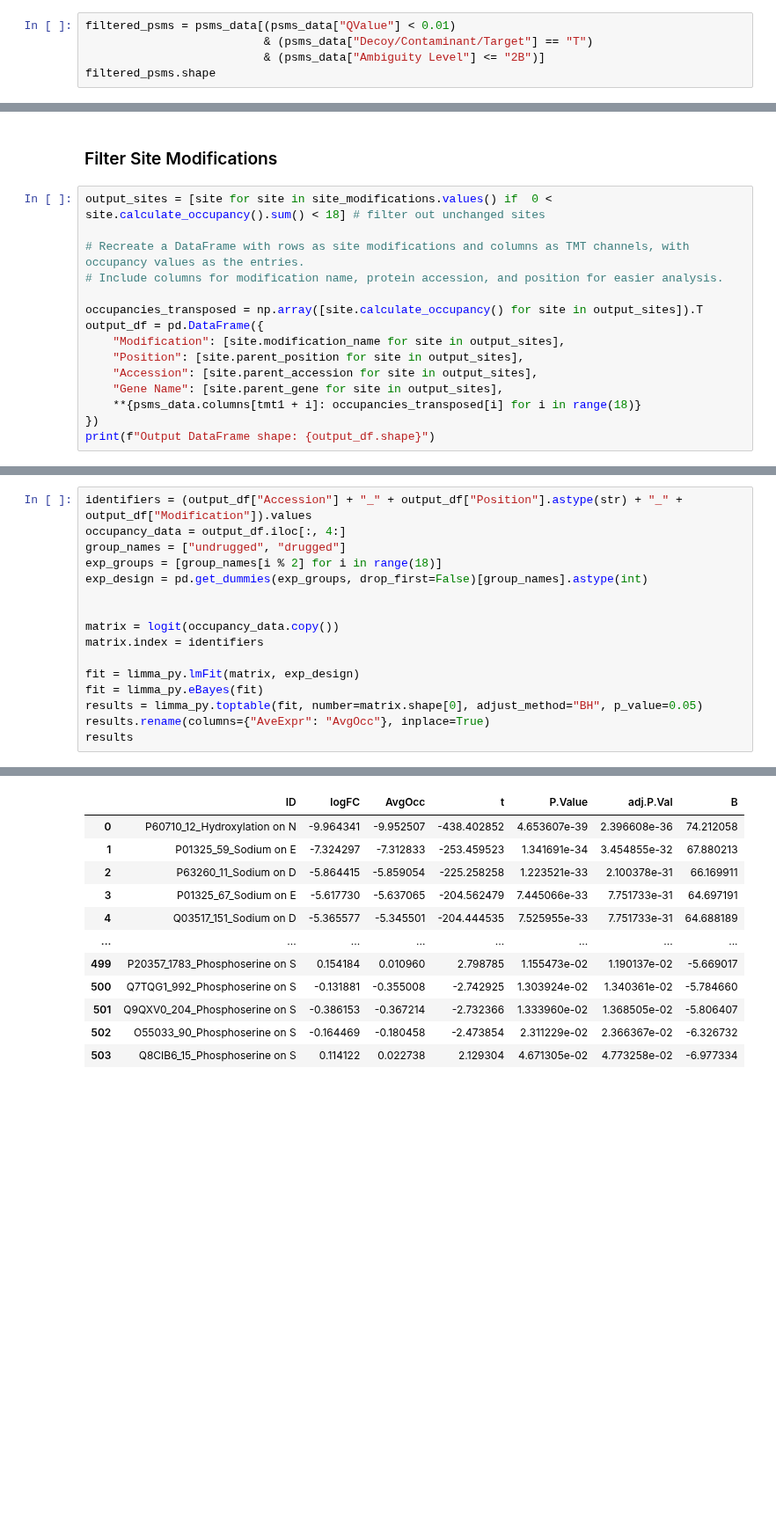
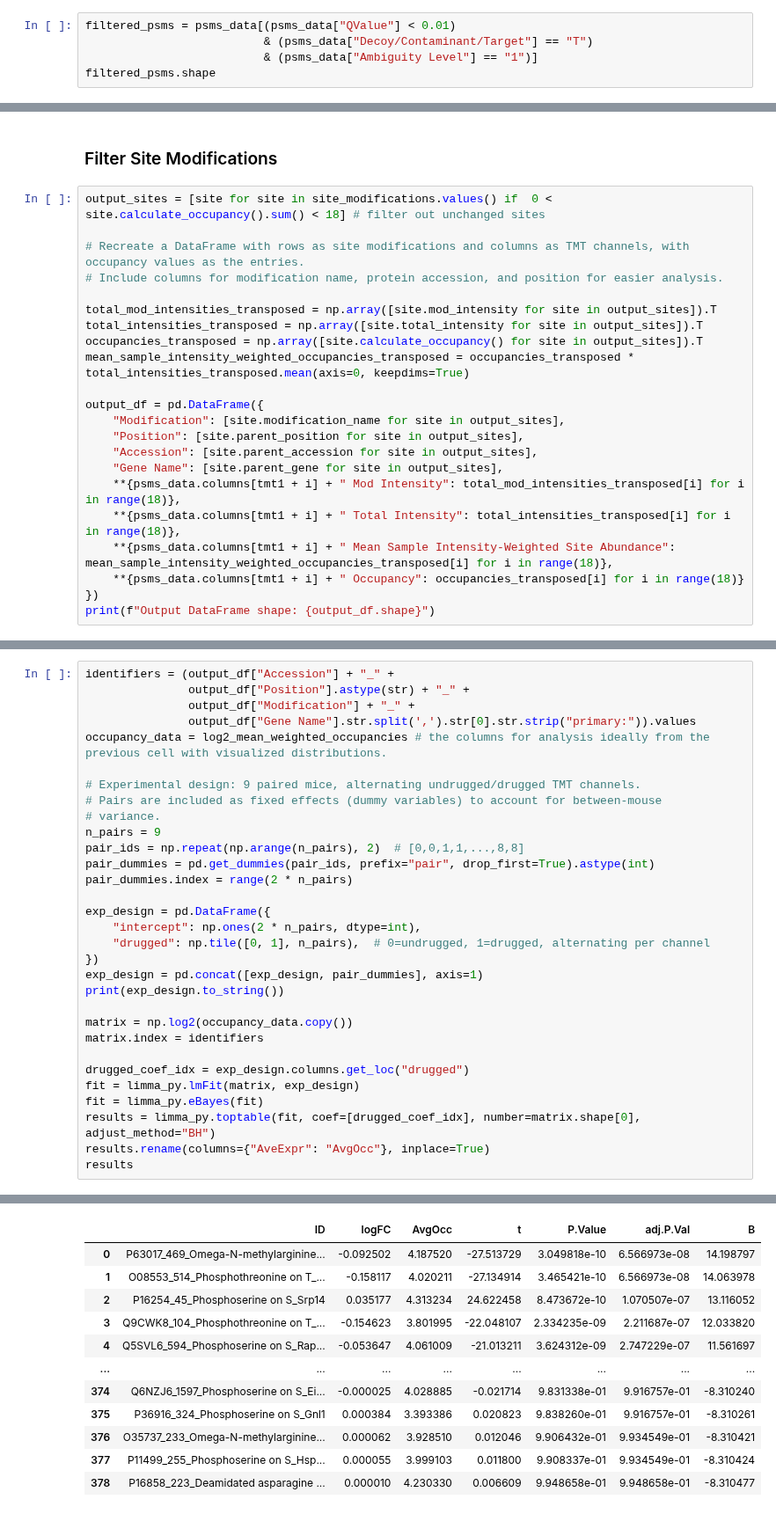
Before and after one commit to pcruzparri/Misc, a Jupyter notebook: jupyter_notebooks/Proteomics/psmsToOccupancies.ipynb, the cells around one changed output, grey strips where cells are left out. Shown at 88% size. Drawn from its saved outputs; the diff is of its cells as text; blank space fills up the shorter version.

```diff
--- a/jupyter_notebooks/Proteomics/psmsToOccupancies.ipynb
+++ b/jupyter_notebooks/Proteomics/psmsToOccupancies.ipynb
@@ -159,6 +168,6 @@ psms_data.head()
 # %%
 filtered_psms = psms_data[(psms_data["QValue"] < 0.01)
                           & (psms_data["Decoy/Contaminant/Target"] == "T")
-                          & (psms_data["Ambiguity Level"] <= "2B")]
+                          & (psms_data["Ambiguity Level"] == "1")]
 filtered_psms.shape
 # %% [output]
@@ -455,13 +464,20 @@ output_sites = [site for site in site_modifications.values() if  0 < site.calcul
 # Recreate a DataFrame with rows as site modifications and columns as TMT channels, with occupancy values as the entries.
 # Include columns for modification name, protein accession, and position for easier analysis.
 
+total_mod_intensities_transposed = np.array([site.mod_intensity for site in output_sites]).T
+total_intensities_transposed = np.array([site.total_intensity for site in output_sites]).T
 occupancies_transposed = np.array([site.calculate_occupancy() for site in output_sites]).T
+mean_sample_intensity_weighted_occupancies_transposed = occupancies_transposed * total_intensities_transposed.mean(axis=0, keepdims=True)
+
 output_df = pd.DataFrame({
     "Modification": [site.modification_name for site in output_sites],
     "Position": [site.parent_position for site in output_sites],
     "Accession": [site.parent_accession for site in output_sites],
     "Gene Name": [site.parent_gene for site in output_sites],
-    **{psms_data.columns[tmt1 + i]: occupancies_transposed[i] for i in range(18)}
+    **{psms_data.columns[tmt1 + i] + " Mod Intensity": total_mod_intensities_transposed[i] for i in range(18)},
+    **{psms_data.columns[tmt1 + i] + " Total Intensity": total_intensities_transposed[i] for i in range(18)},
+    **{psms_data.columns[tmt1 + i] + " Mean Sample Intensity-Weighted Site Abundance": mean_sample_intensity_weighted_occupancies_transposed[i] for i in range(18)},
+    **{psms_data.columns[tmt1 + i] + " Occupancy": occupancies_transposed[i] for i in range(18)}
 })
 print(f"Output DataFrame shape: {output_df.shape}")
 # %% [output]
@@ -471,17 +546,32 @@ import limma_py
 # %%
-identifiers = (output_df["Accession"] + "_" + output_df["Position"].astype(str) + "_" + output_df["Modification"]).values
-occupancy_data = output_df.iloc[:, 4:]
-group_names = ["undrugged", "drugged"]
-exp_groups = [group_names[i % 2] for i in range(18)]
-exp_design = pd.get_dummies(exp_groups, drop_first=False)[group_names].astype(int)
+identifiers = (output_df["Accession"] + "_" +
+               output_df["Position"].astype(str) + "_" +
+               output_df["Modification"] + "_" +
+               output_df["Gene Name"].str.split(',').str[0].str.strip("primary:")).values
+occupancy_data = log2_mean_weighted_occupancies # the columns for analysis ideally from the previous cell with visualized distributions.
 
+# Experimental design: 9 paired mice, alternating undrugged/drugged TMT channels.
+# Pairs are included as fixed effects (dummy variables) to account for between-mouse
+# variance.
+n_pairs = 9
+pair_ids = np.repeat(np.arange(n_pairs), 2)  # [0,0,1,1,...,8,8]
+pair_dummies = pd.get_dummies(pair_ids, prefix="pair", drop_first=True).astype(int)
+pair_dummies.index = range(2 * n_pairs)
 
-matrix = logit(occupancy_data.copy())
+exp_design = pd.DataFrame({
+    "intercept": np.ones(2 * n_pairs, dtype=int),
+    "drugged": np.tile([0, 1], n_pairs),  # 0=undrugged, 1=drugged, alternating per channel
+})
+exp_design = pd.concat([exp_design, pair_dummies], axis=1)
+print(exp_design.to_string())
+
+matrix = np.log2(occupancy_data.copy())
 matrix.index = identifiers
 
+drugged_coef_idx = exp_design.columns.get_loc("drugged")
 fit = limma_py.lmFit(matrix, exp_design)
 fit = limma_py.eBayes(fit)
-results = limma_py.toptable(fit, number=matrix.shape[0], adjust_method="BH", p_value=0.05)
+results = limma_py.toptable(fit, coef=[drugged_coef_idx], number=matrix.shape[0], adjust_method="BH")
 results.rename(columns={"AveExpr": "AvgOcc"}, inplace=True)
 results
 # %% [output]
@@ -488,12 +597,12 @@ results
 |  | ID | logFC | AvgOcc | t | P.Value | adj.P.Val | B |
-| 0 | P60710_12_Hydroxylation on N | -9.964341 | -9.952507 | -438.402852 | 4.653607e-39 | 2.396608e-36 | 74.212058 |
-| 1 | P01325_59_Sodium on E | -7.324297 | -7.312833 | -253.459523 | 1.341691e-34 | 3.454855e-32 | 67.880213 |
-| 2 | P63260_11_Sodium on D | -5.864415 | -5.859054 | -225.258258 | 1.223521e-33 | 2.100378e-31 | 66.169911 |
-| 3 | P01325_67_Sodium on E | -5.617730 | -5.637065 | -204.562479 | 7.445066e-33 | 7.751733e-31 | 64.697191 |
-| 4 | Q03517_151_Sodium on D | -5.365577 | -5.345501 | -204.444535 | 7.525955e-33 | 7.751733e-31 | 64.688189 |
+| 0 | P63017_469_Omega-N-methylarginine... | -0.092502 | 4.187520 | -27.513729 | 3.049818e-10 | 6.566973e-08 | 14.198797 |
+| 1 | O08553_514_Phosphothreonine on T_... | -0.158117 | 4.020211 | -27.134914 | 3.465421e-10 | 6.566973e-08 | 14.063978 |
+| 2 | P16254_45_Phosphoserine on S_Srp14 | 0.035177 | 4.313234 | 24.622458 | 8.473672e-10 | 1.070507e-07 | 13.116052 |
+| 3 | Q9CWK8_104_Phosphothreonine on T_... | -0.154623 | 3.801995 | -22.048107 | 2.334235e-09 | 2.211687e-07 | 12.033820 |
+| 4 | Q5SVL6_594_Phosphoserine on S_Rap... | -0.053647 | 4.061009 | -21.013211 | 3.624312e-09 | 2.747229e-07 | 11.561697 |
 | ... | ... | ... | ... | ... | ... | ... | ... |
-| 499 | P20357_1783_Phosphoserine on S | 0.154184 | 0.010960 | 2.798785 | 1.155473e-02 | 1.190137e-02 | -5.669017 |
-| 500 | Q7TQG1_992_Phosphoserine on S | -0.131881 | -0.355008 | -2.742925 | 1.303924e-02 | 1.340361e-02 | -5.784660 |
-| 501 | Q9QXV0_204_Phosphoserine on S | -0.386153 | -0.367214 | -2.732366 | 1.333960e-02 | 1.368505e-02 | -5.806407 |
-| 502 | O55033_90_Phosphoserine on S | -0.164469 | -0.180458 | -2.473854 | 2.311229e-02 | 2.366367e-02 | -6.326732 |
-| 503 | Q8CIB6_15_Phosphoserine on S | 0.114122 | 0.022738 | 2.129304 | 4.671305e-02 | 4.773258e-02 | -6.977334 |
+| 374 | Q6NZJ6_1597_Phosphoserine on S_Ei... | -0.000025 | 4.028885 | -0.021714 | 9.831338e-01 | 9.916757e-01 | -8.310240 |
+| 375 | P36916_324_Phosphoserine on S_Gnl1 | 0.000384 | 3.393386 | 0.020823 | 9.838260e-01 | 9.916757e-01 | -8.310261 |
+| 376 | O35737_233_Omega-N-methylarginine... | 0.000062 | 3.928510 | 0.012046 | 9.906432e-01 | 9.934549e-01 | -8.310421 |
+| 377 | P11499_255_Phosphoserine on S_Hsp... | 0.000055 | 3.999103 | 0.011800 | 9.908337e-01 | 9.934549e-01 | -8.310424 |
+| 378 | P16858_223_Deamidated asparagine ... | 0.000010 | 4.230330 | 0.006609 | 9.948658e-01 | 9.948658e-01 | -8.310477 |
```
Also changed, not shown: parts of 30 cells of this notebook, 4 other files.
